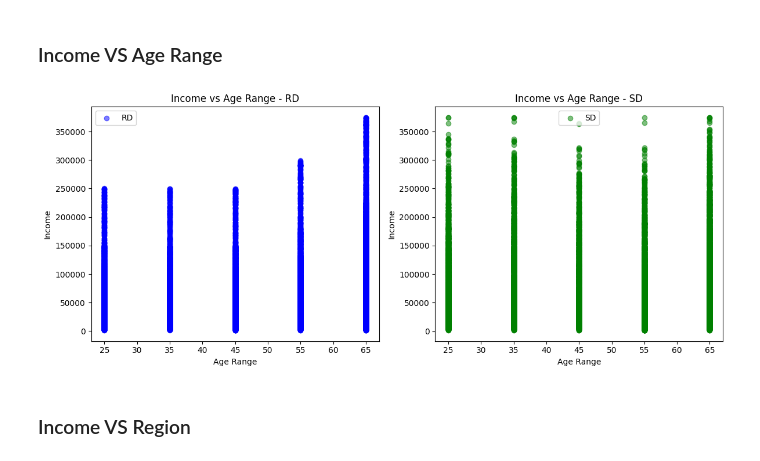
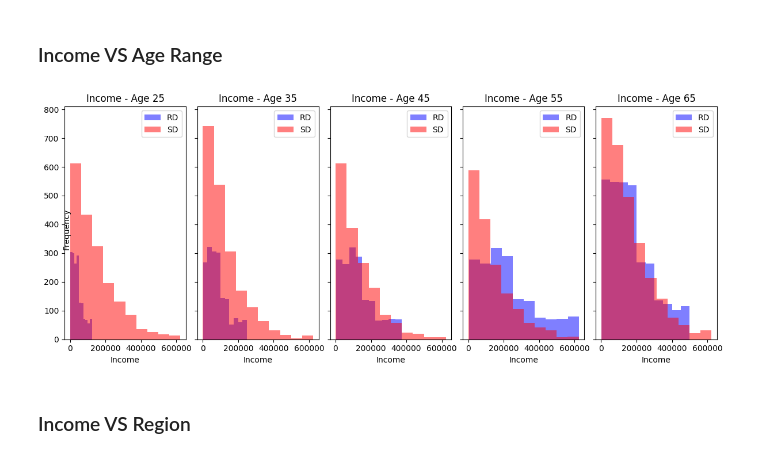
Before and after one commit to davideippolito/SyntheticData, a Jupyter notebook: SD_dataVisualization.ipynb, the cells around one changed output. Cells and saved outputs as stored; diff of their text form; code cells hidden in the pictures.

```diff
--- a/SD_dataVisualization.ipynb
+++ b/SD_dataVisualization.ipynb
@@ -215,37 +214,38 @@ plt.show()
 # %% [markdown]
 ### Income VS Age Range
-# %%
-import matplotlib.pyplot as plt
-
-# Assuming you have DataFrames RD and SD
-
-# Create subplots
-fig, axs = plt.subplots(1, 2, figsize=(12, 5))
-
-# Plot income vs age range for RD
-axs[0].scatter(RD['Age Range'], RD['Income'], color='blue', alpha=0.5, label='RD')
-
-# Plot income vs age range for SD
-axs[1].scatter(SD['Age Range'], SD['Income'], color='green', alpha=0.5, label='SD')
-
-# Set labels and title for subplots
-axs[0].set_xlabel('Age Range')
-axs[0].set_ylabel('Income')
-axs[0].set_title('Income vs Age Range - RD')
-axs[1].set_xlabel('Age Range')
-axs[1].set_ylabel('Income')
-axs[1].set_title('Income vs Age Range - SD')
-
-# Add legend to each subplot
-axs[0].legend()
-axs[1].legend()
-
-# Adjust spacing between subplots
-plt.tight_layout()
-
-# Show the plot
-plt.show()
-# %% [output]
-[figure, removed]
+# %%
+# Get unique Age Range values
+age_ranges = sorted(RD['Age Range'].unique())
+
+# Create subplots
+fig, axs = plt.subplots(1, len(age_ranges), figsize=(12, 5), sharey=True)
+
+# Iterate over each Age Range
+for i, age_range in enumerate(age_ranges):
+    # Filter data for current Age Range in RD and SD
+    RD_age_range = RD[RD['Age Range'] == age_range]['Income']
+    SD_age_range = SD[SD['Age Range'] == age_range]['Income']
+
+    # Plot histogram of Income for current Age Range in RD and SD
+    axs[i].hist(RD_age_range, bins=10, color='blue', alpha=0.5, label='RD')
+    axs[i].hist(SD_age_range, bins=10, color='red', alpha=0.5, label='SD')
+
+    # Set labels and title for each subplot
+    axs[i].set_xlabel('Income')
+    axs[i].set_title(f'Income - Age {age_range}')
+
+    # Add legend to each subplot
+    axs[i].legend()
+
+# Set common y-label
+fig.text(0.04, 0.5, 'Frequency', va='center', rotation='vertical')
+
+# Adjust spacing between subplots
+plt.tight_layout()
+
+# Show the plot
+plt.show()
+# %% [output]
+[figure, added]
 # %% [markdown]
 ### Income VS Region
```
Also changed, not shown: parts of 10 cells of this notebook, 4 other files.
